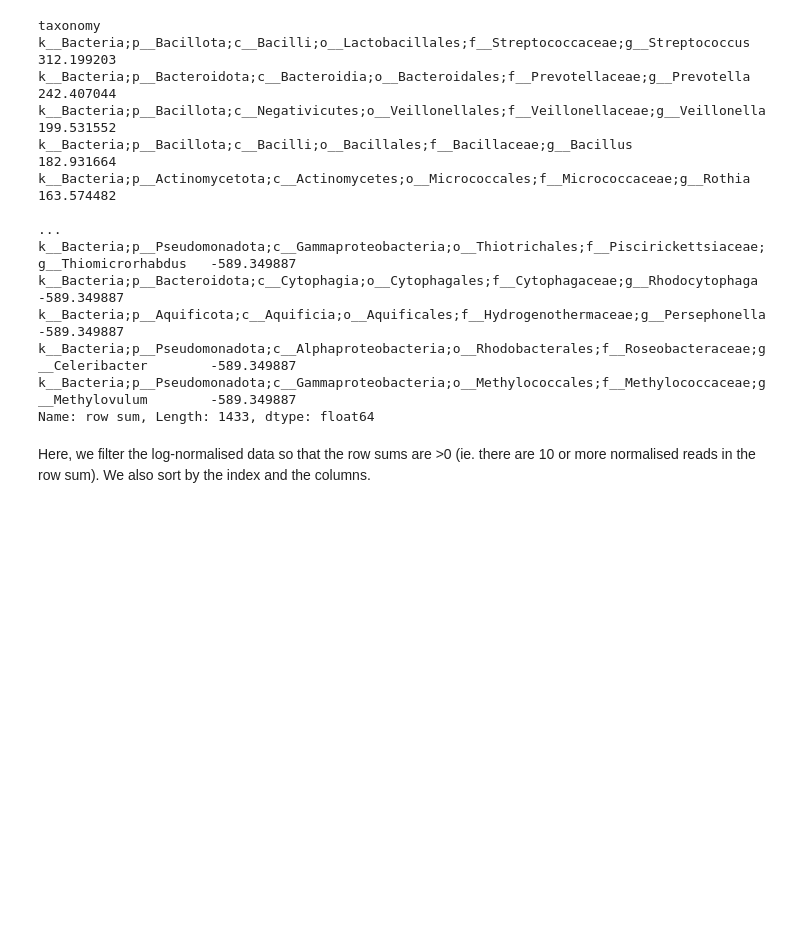
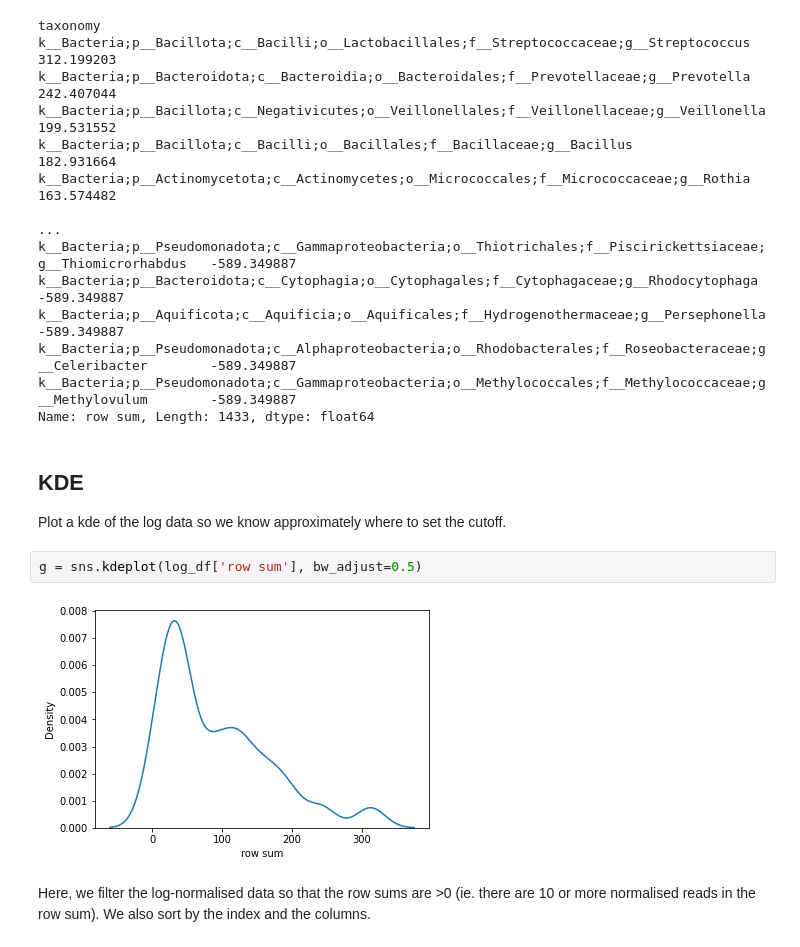
Before and after one commit to linsalrob/CF_2024, a Jupyter notebook: Jupyter/Minion_Taxonomy.ipynb, the cells around one changed output. Drawn from its saved outputs; the diff is of its cells as text; blank space fills up the shorter version.

```diff
--- a/Jupyter/Minion_Taxonomy.ipynb
+++ b/Jupyter/Minion_Taxonomy.ipynb
@@ -42,6 +43,14 @@ k__Bacteria;p__Aquificota;c__Aquificia;o__Aquificales;f__Hydrogenothermaceae;g__
 k__Bacteria;p__Pseudomonadota;c__Alphaproteobacteria;o__Rhodobacterales;f__Roseobacteraceae;g__Celeribacter        -589.349887
 k__Bacteria;p__Pseudomonadota;c__Gammaproteobacteria;o__Methylococcales;f__Methylococcaceae;g__Methylovulum        -589.349887
 Name: row sum, Length: 1433, dtype: float64
+# %% [markdown]
+## KDE
+
+Plot a kde of the log data so we know approximately where to set the cutoff.
+# %%
+g = sns.kdeplot(log_df['row sum'], bw_adjust=0.5)
+# %% [output]
+[figure, added]
 # %% [markdown]
 Here, we filter the log-normalised data so that the row sums are >0 (ie. there are 10 or more normalised reads in the row sum). We also sort by the index and the columns.
 # %%
```
Also changed, not shown: parts of 2 cells of this notebook, 1 other file.
